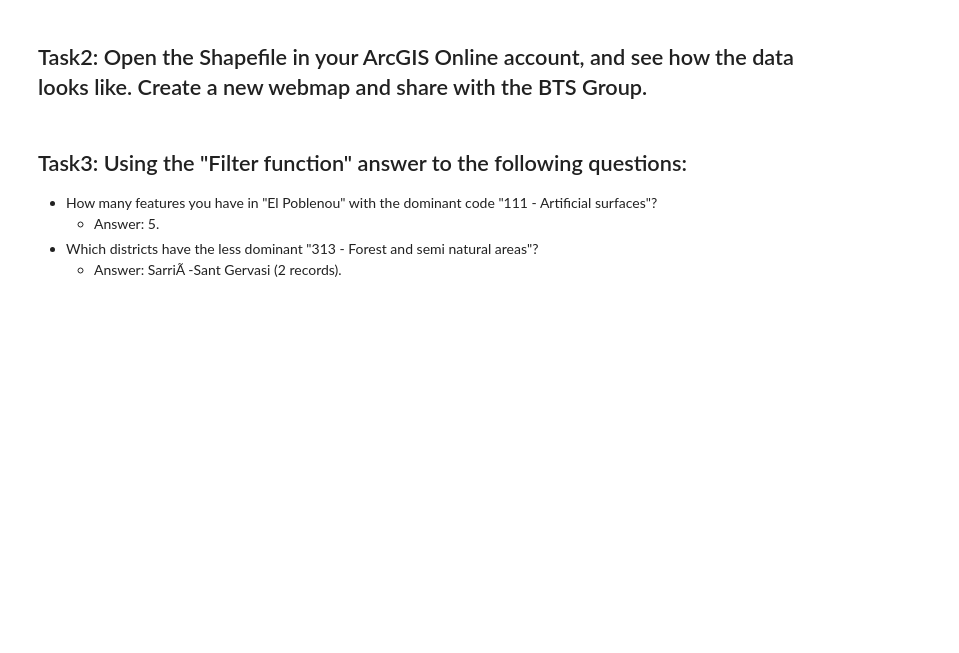
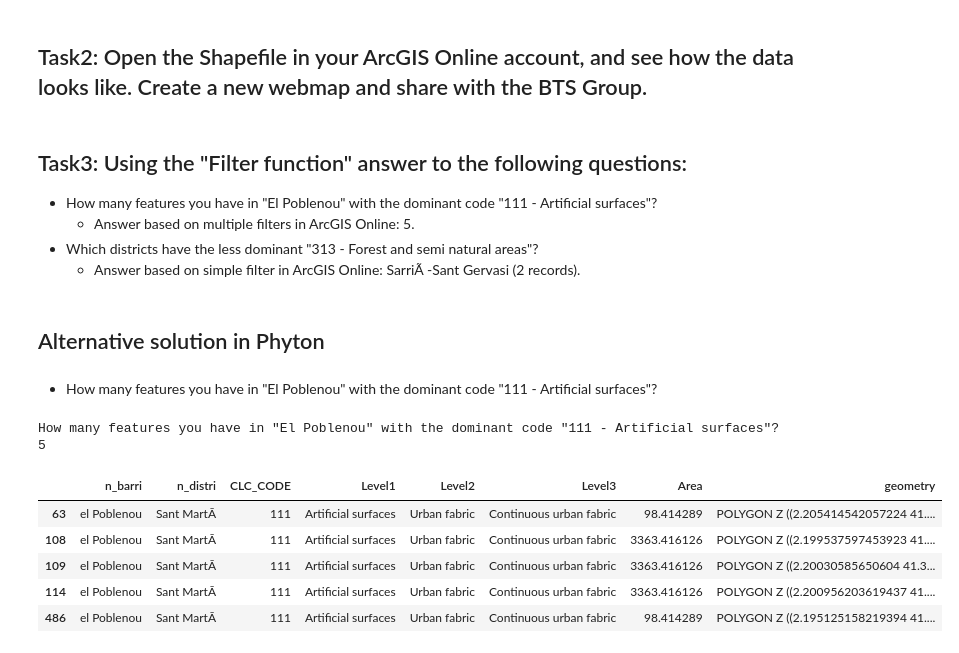
Before and after one commit to FGutierresBTS/BTS_MasterInBigData, a Jupyter notebook: Session_4_CDA/BTS_ClassicalDataAnalysis_Session4_Geopandas_Exercise1_Solution.ipynb, the cells around one changed output. Saved outputs shown, nothing was run; the diff lists cells and outputs as text; code cells hidden in the pictures; blank space fills up the shorter version.

```diff
--- a/Session_4_CDA/BTS_ClassicalDataAnalysis_Session4_Geopandas_Exercise1_Solution.ipynb
+++ b/Session_4_CDA/BTS_ClassicalDataAnalysis_Session4_Geopandas_Exercise1_Solution.ipynb
@@ -204,6 +204,24 @@ selection.to_file('res_intersection_selection.shp', driver='ESRI Shapefile')
 # %% [markdown]
 ## Task3: Using the "Filter function" answer to the following questions:
 - How many features you have in "El Poblenou" with the dominant code "111 - Artificial surfaces"?
-    - Answer: 5.
+    - Answer based on multiple filters in ArcGIS Online: 5.
 - Which districts have the less dominant "313 - Forest and semi natural areas"?
-    - Answer: SarriÃ -Sant Gervasi (2 records).
+    - Answer based on simple filter in ArcGIS Online: SarriÃ -Sant Gervasi (2 records).
+# %% [markdown]
+## Alternative solution in Phyton
+# %% [markdown]
+- How many features you have in "El Poblenou" with the dominant code "111 - Artificial surfaces"?
+# %%
+print('How many features you have in "El Poblenou" with the dominant code "111 - Artificial surfaces"?')
+print(len(res_intersection[(res_intersection['n_barri'] == "el Poblenou") & (res_intersection['CLC_CODE'] == '111')]))
+
+res_intersection[(res_intersection['n_barri'] == "el Poblenou") & (res_intersection['CLC_CODE'] == '111')]
+# %% [output]
+How many features you have in "El Poblenou" with the dominant code "111 - Artificial surfaces"?
+5
+|  | n_barri | n_distri | CLC_CODE | Level1 | Level2 | Level3 | Area | geometry |
+| 63 | el Poblenou | Sant MartÃ­ | 111 | Artificial surfaces | Urban fabric | Continuous urban fabric | 98.414289 | POLYGON Z ((2.205414542057224 41.... |
+| 108 | el Poblenou | Sant MartÃ­ | 111 | Artificial surfaces | Urban fabric | Continuous urban fabric | 3363.416126 | POLYGON Z ((2.199537597453923 41.... |
+| 109 | el Poblenou | Sant MartÃ­ | 111 | Artificial surfaces | Urban fabric | Continuous urban fabric | 3363.416126 | POLYGON Z ((2.20030585650604 41.3... |
+| 114 | el Poblenou | Sant MartÃ­ | 111 | Artificial surfaces | Urban fabric | Continuous urban fabric | 3363.416126 | POLYGON Z ((2.200956203619437 41.... |
+| 486 | el Poblenou | Sant MartÃ­ | 111 | Artificial surfaces | Urban fabric | Continuous urban fabric | 98.414289 | POLYGON Z ((2.195125158219394 41.... |
```
Also changed, not shown: parts of 2 cells of this notebook.
